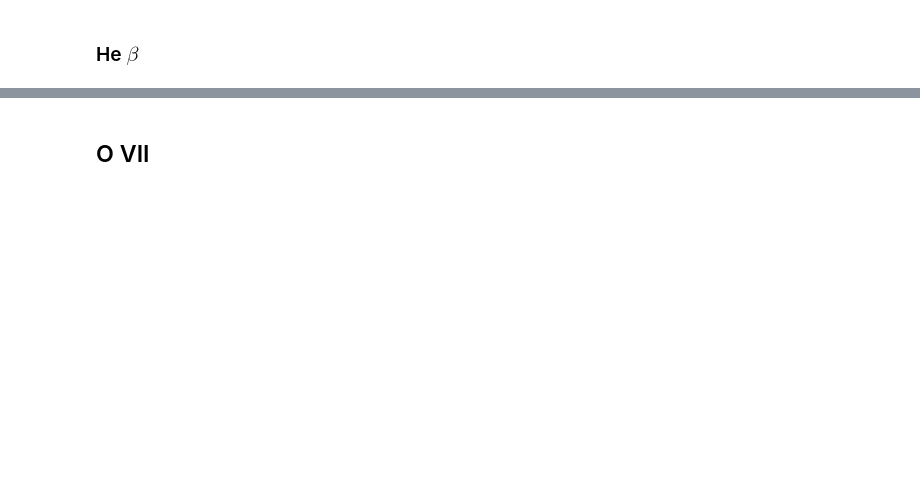
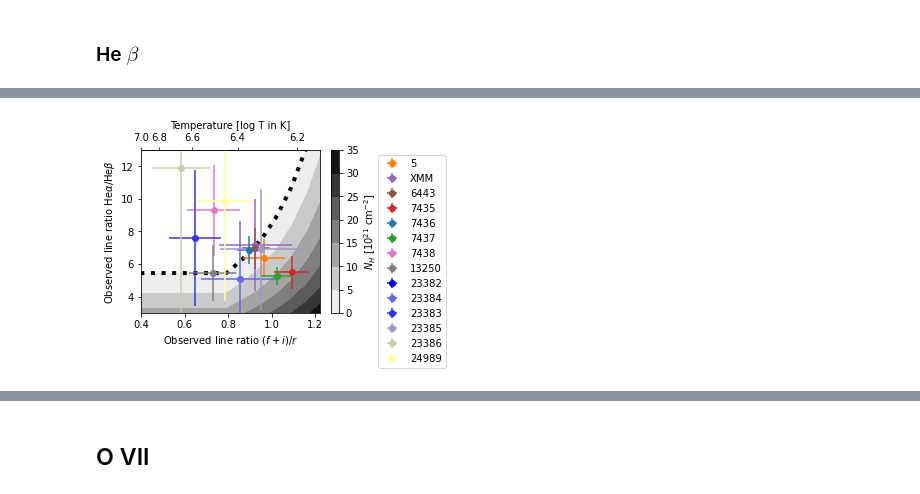
Before and after one commit to hamogu/TWHya, a Jupyter notebook: X-rayvariability.ipynb, the cells around one changed output, grey strips where cells are left out. Drawn from its saved outputs; the diff is of its cells as text; code cells hidden in the pictures; blank space fills up the shorter version.

```diff
--- a/X-rayvariability.ipynb
+++ b/X-rayvariability.ipynb
@@ -218,15 +387,15 @@ ne9.intensity()
 # %%
 def lineemiss(ion, lvl1, lvl2):
     ind = (ion.Emiss[lvl1[0]] == lvl1[1]) & (ion.Emiss[lvl2[0]] == lvl2[1])
-    # Do I want an assert statemnt here ot see that I selected the right lines?
+    # Do I want an assert statement here ot see that I selected the right lines?
 
-    #assert ind.sum() == 1
+    assert ind.sum() == 1
     return ion.Emiss['emiss'][ind].flatten()
 # %%
 e_heb = lineemiss(ne9, ('lvl1', 1), ('pretty2', '1s.3p 1P1.0'))
 e_hea = lineemiss(ne9, ('lvl1', 1), ('pretty2', '1s.2p 1P1.0'))
 e_i1 = lineemiss(ne9, ('lvl1', 1), ('pretty2', '1s.2p 3P2.0'))
-e_i2 = lineemiss(ne9, ('lvl1', 1), ('pretty2', '1s.2p 2P1.0'))
+e_i2 = lineemiss(ne9, ('lvl1', 1), ('pretty2', '1s.2p 3P1.0'))
 e_f = lineemiss(ne9, ('lvl1', 1), ('pretty2', '1s.2s 3S1.0'))
 # %%
 plt.plot(logtemp, e_hea / e_heb)
@@ -274,34 +475,42 @@ obscolors = {'5': '#ff7f0e',
              '7436': '#1f77b4',
              '7437': '#2ca02c',
              '7438': '#e377c2',
-             '13250': '#7f7f7f'}
+             '13250': '#7f7f7f',
+             '23382': (.0, .0, .9),
+             '23383': (.2, .2, .9),
+             '23384': (.4, .4, .9),
+             '23385': (.6, .6, .8),
+             '23386': (.8, .8, .7),
+             '24989': (1, 1., .6),}
 
 def grat2logt(g):
     return np.interp(g, xp, fp)
 
 def logt2grat(logt):
     return np.interp(logt, fp[::-1], xp[::-1])
 
 fig, ax = plt.subplots(figsize=(4,3))
 cs = ax.contourf(Gratio, Habobs, np.ma.masked_less_equal(N_H, 0), cmap='binary')
 cslines = ax.contour(Gratio, Habobs, N_H, levels=[0], linestyles=['dotted'], colors=['k'], linewidths=[4])
 #ax.clabel(cs, cs.levels, inline=True, fontsize=10)
 cb = fig.colorbar(cs, ax=ax)
 for i, o in enumerate(obsids):
     eb = ax.errorbar(fi2r[i], alpha2beta[i] * 11.55 / 13.45, xerr=sig_fi2r[i], yerr=sig_alpha2beta[i],
                      fmt='o', label=o, color=obscolors[o])
 
 secax = ax.secondary_xaxis('top', functions=(grat2logt, logt2grat))
 secax.set_xlabel('Temperature [log T in K]')
 
 ax.set_xlim(.4, 1.22)
 ax.set_ylim(3, 13)
 cb.set_label('$N_H$ [$10^{21}$ cm$^{-2}$]')
 ax.set_xlabel('Observed line ratio $(f+i)/r$')
 ax.set_ylabel('Observed line ratio He$\\alpha$/He$\\beta$')
 ax.legend(loc='upper left', bbox_to_anchor=(1.3, 1))
 
 fig.savefig('../plots/Ne-var.png', bbox_inches='tight', dpi=300)
+# %% [output]
+[figure, added]
 # %%
 fig, ax = plt.subplots(figsize=(4,3))
 
```
Also changed, not shown: parts of 49 cells of this notebook.
